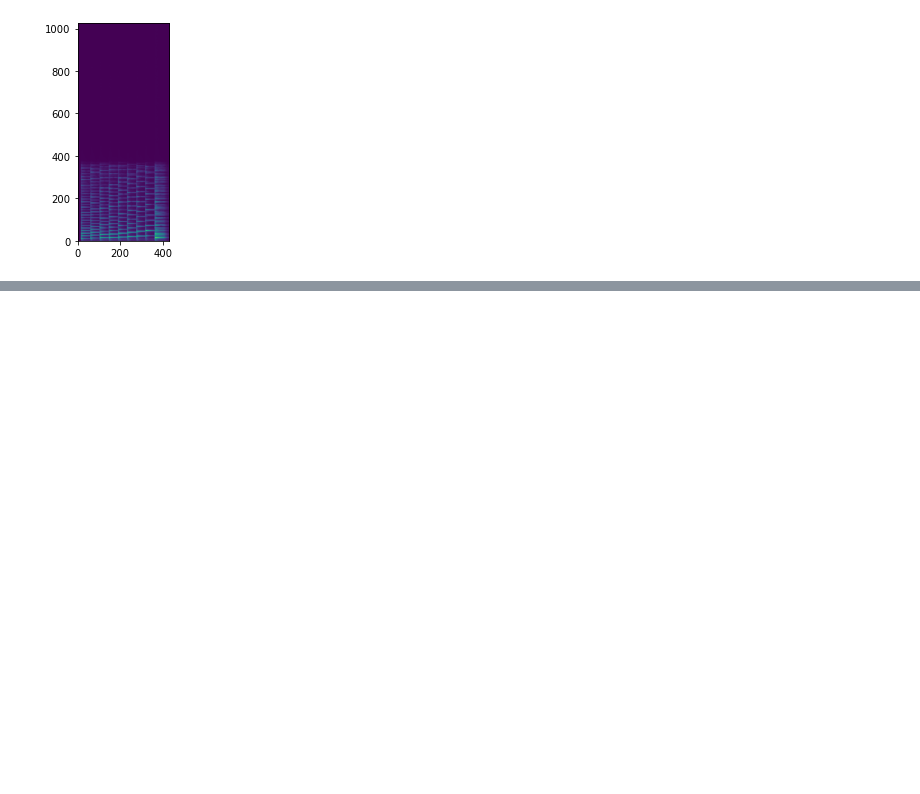
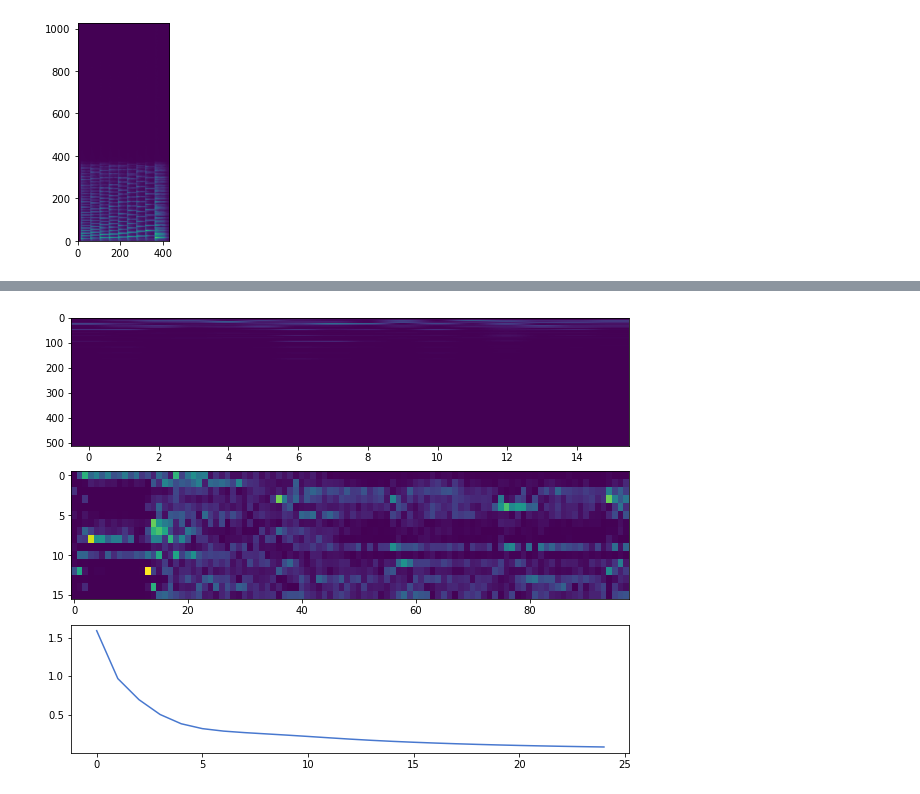
Before and after one commit to piptouque/atiam_tp_signal, a Jupyter notebook: tp_nmf/source/NMF_TP.ipynb, the cells around one changed output, grey strips where cells are left out. Cells and saved outputs as stored; diff of their text form; code cells hidden in the pictures; blank space fills up the shorter version.

```diff
--- a/tp_nmf/source/NMF_TP.ipynb
+++ b/tp_nmf/source/NMF_TP.ipynb
@@ -75,8 +78,8 @@ import librosa.display
 # %%
 # Audio file
 data_path = '../data'
-fname = 'Cmajor_piano8khz.wav'
-file_path = os.path.join(data_path, fname)
+file_name = 'Cmajor_piano8khz.wav'
+file_path = os.path.join(data_path, file_name)
 
 # Load signal
 y, sr = librosa.load(file_path)
@@ -170,0 +228,88 @@ plt.plot(np.abs(w_r[0]), freqs)
+# %%
+def update_harmonic_spectrum(x: npt.NDArray[float], w: npt.NDArray[float], h: npt.NDArray[float], beta: float) -> npt.NDArray[float]:
+    x_hat = w @ h
+    x_hat_pow_2 = np.power(x_hat, beta-2)
+    x_hat_pow_1 = x_hat_pow_2 * x_hat
+    return w * ((x * x_hat_pow_2) @ h.T) / (x_hat_pow_1 @ h.T)
+
+def nmf_update(x: npt.NDArray[float], w: npt.NDArray[float], h: npt.NDArray[float], beta: float, nb_it: int = 1, cb=Callable) -> Tuple[npt.NDArray[float], npt.NDArray[float]]:
+    for it in range(nb_it):
+        w = update_harmonic_spectrum(x, w, h, beta)
+        h = update_harmonic_spectrum(x.T, h.T, w.T, beta).T
+        if cb:
+            cb(x, w, h, beta, it)
+    return w, h
+
+def nmf(x: npt.NDArray[float], beta: float, k: int, w_init: npt.NDArray[float] = None, h_init: npt.NDArray[float] = None, nb_it: int = 1, cb: Callable = None) -> Tuple[npt.NDArray[float], npt.NDArray[float]]:
+    assert np.min(x) >= 0
+    gaussian = True
+    mu = np.sqrt(np.mean(x))
+    if gaussian:
+        sigma = np.std(x)/2
+        assert mu > 0
+        make_random = lambda size: np.abs(np.random.normal(loc=mu, scale=sigma, size=size))
+    else:
+        make_random = lambda size: rng.random(size=size)
+    w = make_random(x.shape[:-1] + (k,)) if w_init is None else w_init
+    h = make_random((k,x.shape[-1])) if h_init is None else h_init
+    return nmf_update(x, w, h, beta, nb_it=nb_it, cb=cb)
+
+def beta_div_cost(x: npt.NDArray[float], w: npt.NDArray[float], h: npt.NDArray[float], beta: float) -> float:
+    x_hat = w @ h
+    x_norm = np.linalg.norm(x)
+    x_hat_norm = np.linalg.norm(x_hat)
+    div = None
+    if beta == 1: # Kullback-Leibler
+        div = x_norm*np.log(x/x_hat) - x + x_hat
+    elif beta == 0: # Itakura-Saito
+        div = x/x_hat - np.log(x/x_hat) - 1
+    else:
+        div = x ** beta / (beta * (beta - 1)) - (x * x_hat ** (beta - 1))  / (beta - 1) + x_hat ** beta / beta
+    cost = np.linalg.norm(div)/len(div)
+    return cost
+
+def nmf_callback(cost: npt.NDArray[float]):
+    def cb(x: npt.NDArray[float], w: npt.NDArray[float], h: npt.NDArray[float], beta: float, it: int) -> float:
+        cost = beta_div_cost(x, w, h, beta)
+        # print(f"It {it} -- cost: {cost}")
+        costs[it] = cost
+    return cb
+
+data_path = '../data'
+file_name = 'chopin.wav'
+file_path = os.path.join(data_path, file_name)
+
+s, sr = librosa.load(file_path)
+t_start = 50000
+t_stop = 100000
+x = s[t_start:t_stop]
+# x = s
+
+n_fft = 1024
+step = 512
+
+x_tilde = librosa.stft(x, n_fft=n_fft, hop_length=step, win_length=None)
+
+k = 16
+beta = 2 #KL-divergence
+nb_it = 25
+
+costs = np.empty(nb_it)
+
+
+w, h = nmf(np.abs(x_tilde),
+    beta=beta,
+    k=k,
+    nb_it=nb_it,
+    cb=nmf_callback(costs)
+)
+
+
+plt.figure(figsize=(10, 8))
+plt.subplot(3, 1, 1)
+plt.imshow(w, aspect='auto')
+plt.subplot(3, 1, 2)
+plt.imshow(h, aspect='auto')
+plt.subplot(3, 1, 3)
+plt.plot(costs)
+# %% [output]
@@ -170,0 +317 @@ plt.plot(np.abs(w_r[0]), freqs)
+[figure, added]
```
Also changed, not shown: parts of 13 cells of this notebook.
